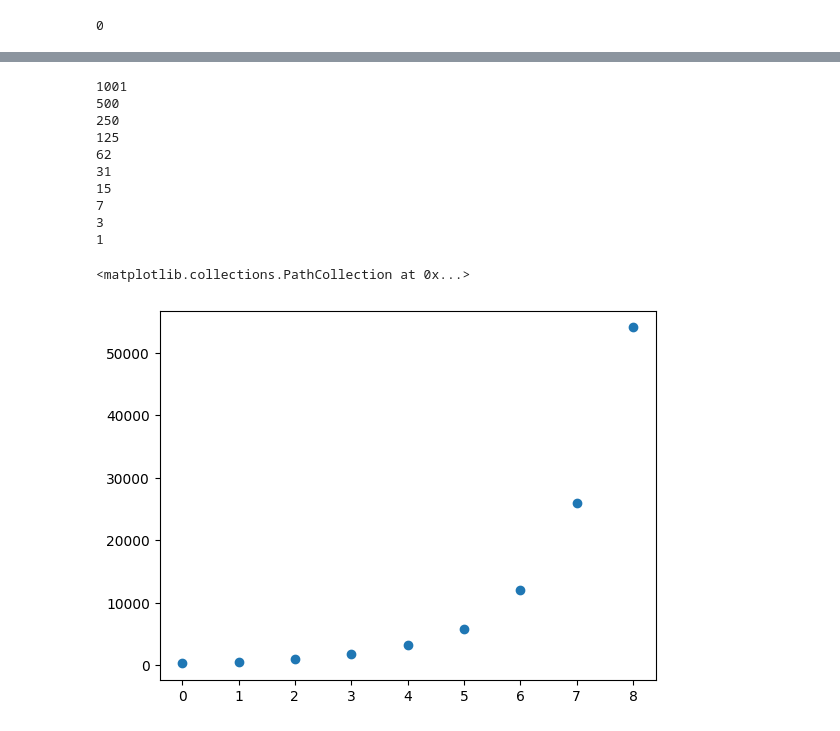
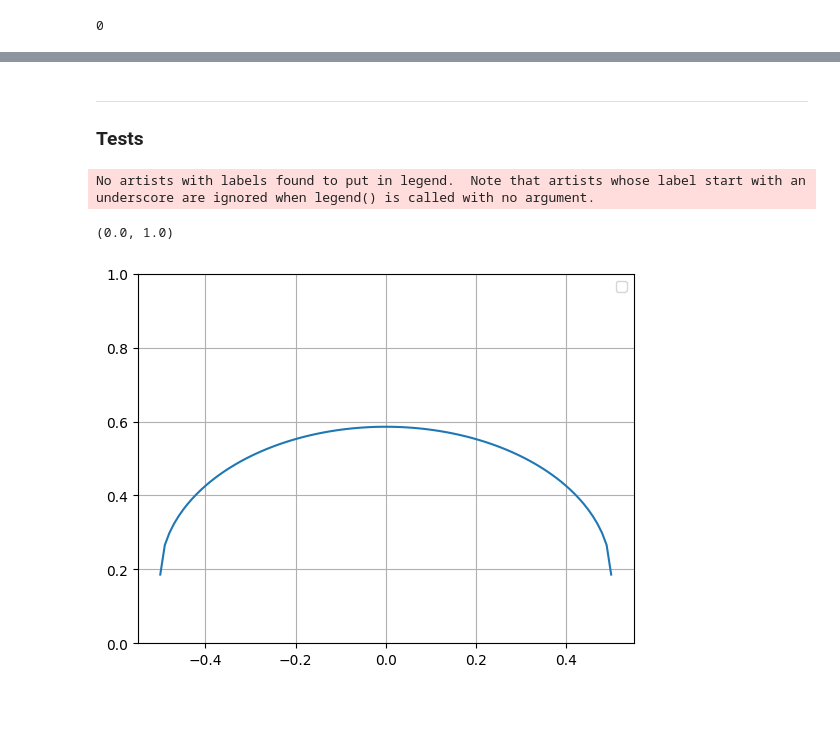
Before and after one commit to Aleksooo/Contact-Angles, a Jupyter notebook: density.ipynb, the cells around one changed output, grey strips where cells are left out. Cells and saved outputs as stored; diff of their text form; code cells hidden in the pictures; blank space fills up the shorter version.

```diff
--- a/density.ipynb
+++ b/density.ipynb
@@ -351,31 +357,21 @@ plt.plot(y, eng)
-# %%
-y, eng = np.loadtxt("data/energy.xvg",comments=["@", "#"],unpack=True)
-
-def reduce(arr):
-    size = min(arr[0::2].shape[0], arr[1::2].shape[0])
-    return (arr[0:2*size:2] + arr[1:2*size:2]) / 2
-
-n = [0]
-std = [np.var(eng) / (len(eng) - 1)]
-# std = [(np.mean(energy**2) - np.mean(energy)**2) / (len(energy) - 1)]
-for i in range(1, 11):
-    print(len(eng))
-    n.append(i)
-    eng = reduce(eng)
-    std.append(np.var(eng) / (len(eng) - 1))
-    # std.append((np.mean(energy**2) - np.mean(energy)**2) / (len(energy) - 1))
-
-plt.scatter(x=n, y=std)
-# %% [output]
-1001
-500
-250
-125
-62
-31
-15
-7
-3
-1
-<matplotlib.collections.PathCollection at 0x...>
-[figure, removed]
+# %% [markdown]
+---
+### Tests
+# %%
+z = np.linspace(0, 1, 100)
+z_abs = z - 0.5
+plt.grid()
+# plt.plot(z-0.5, rho(z, 2.5, 0.5, np.pi / 3))
+
+# for theta in [np.pi / 2 - 0.01, np.pi / 2, np.pi / 2 + 0.01]:
+#     plt.plot(z_abs, rho(z_abs, 2.5, 0.5, theta), label=r'$\theta$='+'{:.2f}'.format(np.rad2deg(theta)), color='red', alpha=0.4)
+#     plt.plot(z_abs, rho_approx(z_abs, 2.5, 0.5, theta), label=r'$\theta$='+'{:.2f}'.format(np.rad2deg(theta)), color='blue', alpha=0.4)
+# plt.plot(z_abs, (0.5 + np.sqrt(1 - 4 * z_abs**2) / 2.5 - np.pi / 4 / 2.5))
+plt.plot(z_abs, rho_approx(z_abs, 2.5, 0.5, np.pi))
+plt.legend()
+plt.ylim(0, 1)
+# print(np.trapz(rhon(z_abs, 2.5, 0.5, np.pi / 3), z_abs))
+# %% [output]
+No artists with labels found to put in legend.  Note that artists whose label start with an underscore are ignored when legend() is called with no argument.
+(0.0, 1.0)
+[figure, added]
```
Also changed, not shown: parts of 25 cells of this notebook, 10 other files.
